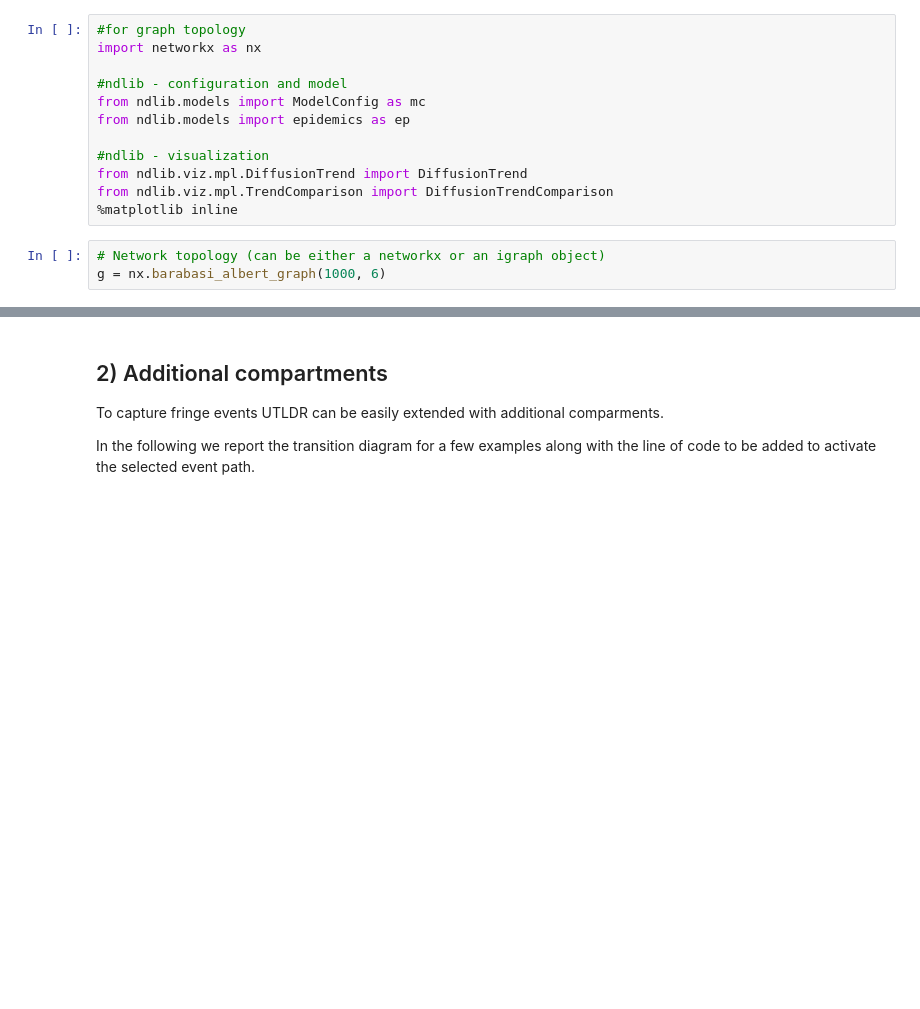
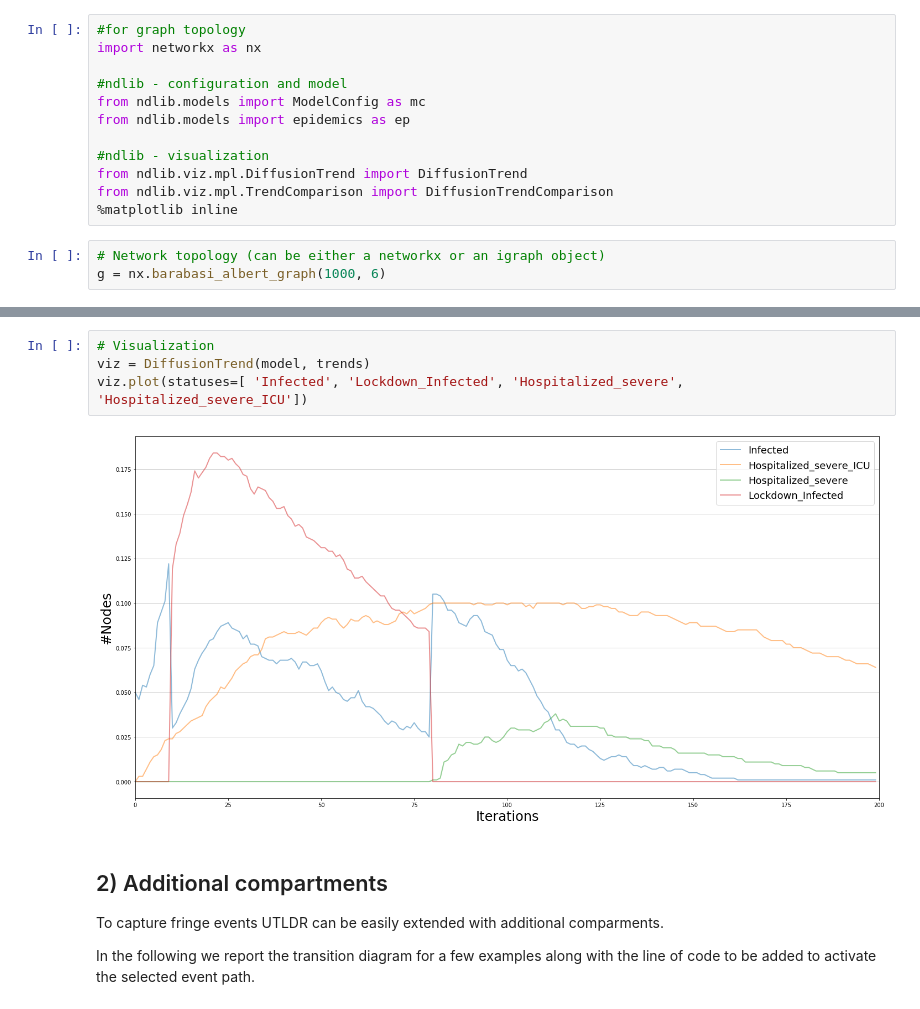
Before and after one commit to KDDComplexNetworkAnalysis/UTLDR, a Jupyter notebook: UTLDR_intro.ipynb, the cells around one changed output, grey strips where cells are left out. Drawn from its saved outputs; the diff is of its cells as text; blank space fills up the shorter version.

```diff
--- a/UTLDR_intro.ipynb
+++ b/UTLDR_intro.ipynb
@@ -357,3 +411,9 @@ viz.plot(statuses=[ 'Exposed', 'Lockdown_Exposed', 'Infected', 'Lockdown_Infecte
+# %%
+# Visualization
+viz = DiffusionTrend(model, trends)
+viz.plot(statuses=[ 'Infected', 'Lockdown_Infected', 'Hospitalized_severe', 'Hospitalized_severe_ICU'])
+# %% [output]
+[figure, added]
 # %% [markdown]
 ## 2) Additional compartments
 
```
Also changed, not shown: parts of 19 cells of this notebook.
